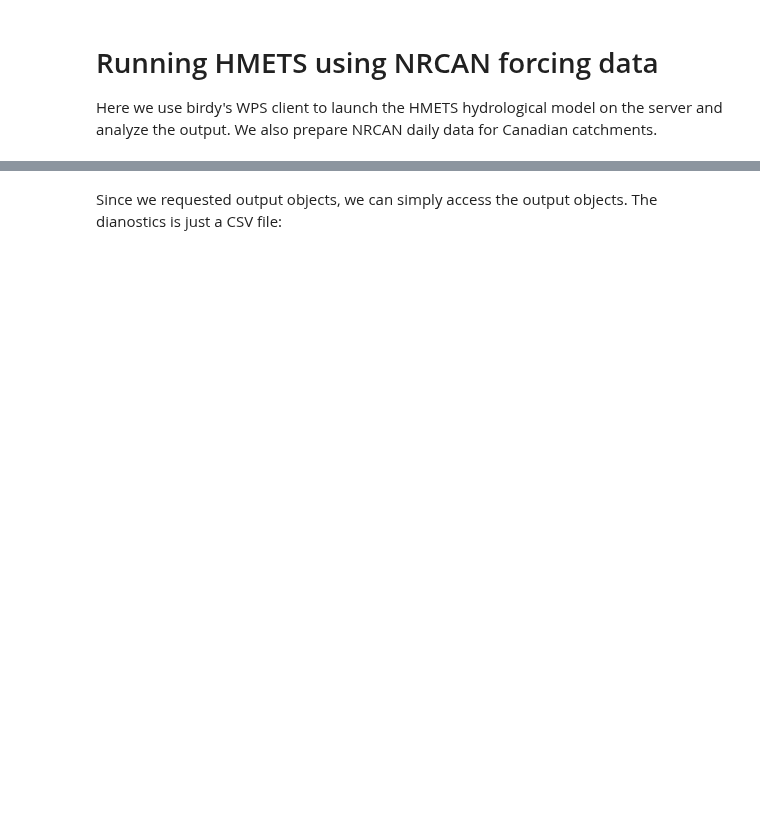
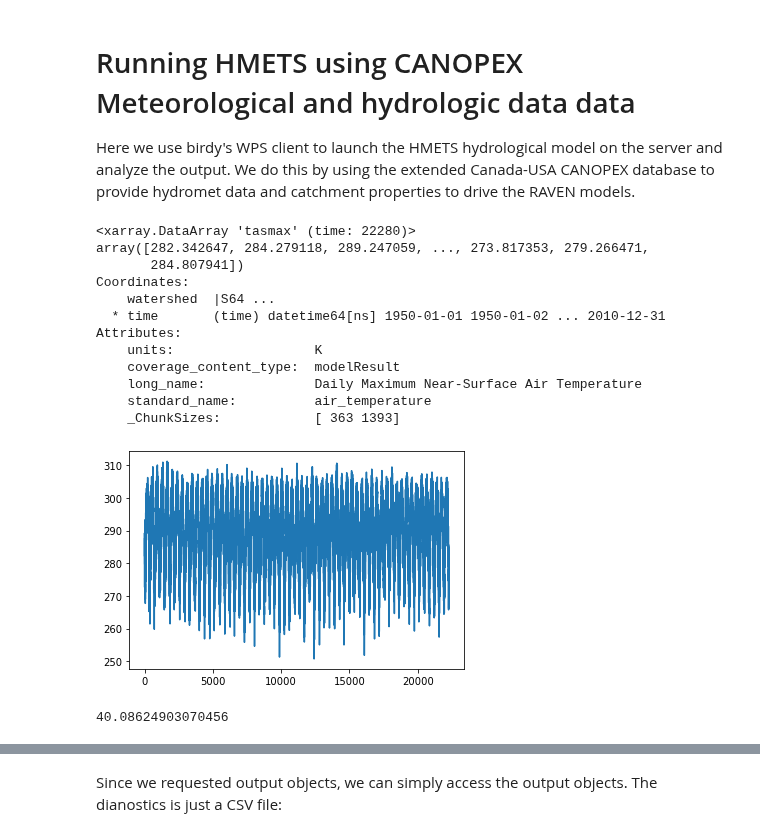
Before and after one commit to Ouranosinc/raven, a Jupyter notebook: docs/source/notebooks/CompleteChainCANOPEX.ipynb, the cells around one changed output, grey strips where cells are left out. Cells and saved outputs as stored; diff of their text form; code cells hidden in the pictures; blank space fills up the shorter version.

Commit message:
Completed CANOPEX notebook

```diff
--- a/docs/source/notebooks/CompleteChainCANOPEX.ipynb
+++ b/docs/source/notebooks/CompleteChainCANOPEX.ipynb
@@ -1,7 +1,7 @@
 # %% [markdown]
-# Running HMETS using NRCAN forcing data
+# Running HMETS using CANOPEX Meteorological and hydrologic data data
 
-Here we use birdy's WPS client to launch the HMETS hydrological model on the server and analyze the output. We also prepare NRCAN daily data for Canadian catchments.
+Here we use birdy's WPS client to launch the HMETS hydrological model on the server and analyze the output. We do this by using the extended Canada-USA CANOPEX database to provide hydromet data and catchment properties to drive the RAVEN models.
 # %%
 from birdy import WPSClient
 import time
@@ -61,17 +61,35 @@ D.variables["time"].units += " 00:00:00"
 D.close()
 # %%
 # UNCOMMENT FOR QUICK PLOT OF DATA
-#ds=xr.open_dataset(filepath)
-#print(ds['pr'])
-#plt.plot(ds['pr'])
-#plt.show()
-#ds.close()
+ds=xr.open_dataset(filepathMet)
+print(ds['tasmax'])
+plt.plot(ds['tasmax'])
+plt.show()
+ds.close()
+# %% [output]
+<xarray.DataArray 'tasmax' (time: 22280)>
+array([282.342647, 284.279118, 289.247059, ..., 273.817353, 279.266471,
+       284.807941])
+Coordinates:
+    watershed  |S64 ...
+  * time       (time) datetime64[ns] 1950-01-01 1950-01-02 ... 2010-12-31
+Attributes:
+    units:                  K
+    coverage_content_type:  modelResult
+    long_name:              Daily Maximum Near-Surface Air Temperature
+    standard_name:          air_temperature
+    _ChunkSizes:            [ 363 1393]
+[figure, added]
 # %%
 # Dirty fix for testing only. We already have this info in the regionalization DB. Perhaps we can add it to the NetCDF?
 # Else we can simply read from the csv.
-basin_latitude = 50.0
-basin_longitude = -75.0
-basin_elevation = 350.0
+tmp=pd.read_csv(TESTDATA['regionalizationDB'])
+basin_latitude = tmp['latitude'][watershedID]
+basin_longitude = tmp['longitude'][watershedID]
+basin_elevation = tmp['elevation'][watershedID]
+print(basin_latitude)
+# %% [output]
+40.08624903070456
 # %%
 import time
 # The model parameter boundaries. Can either be a string of comma separated values, a list, an array or a named tuple.
```
Also changed, not shown: parts of 8 cells of this notebook, 2 other files.
